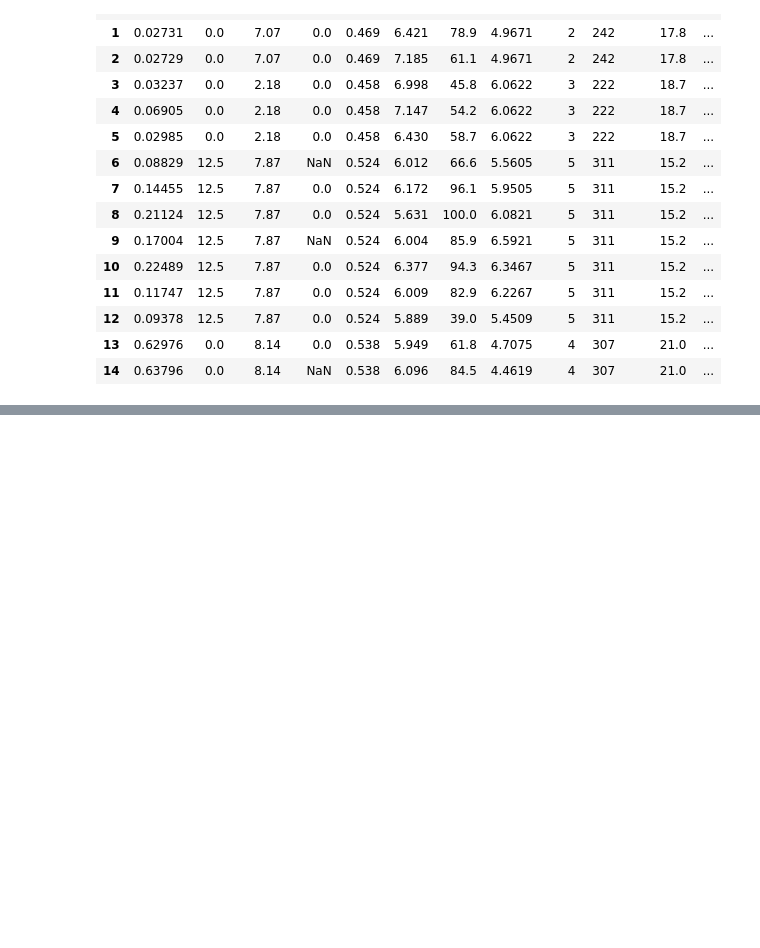
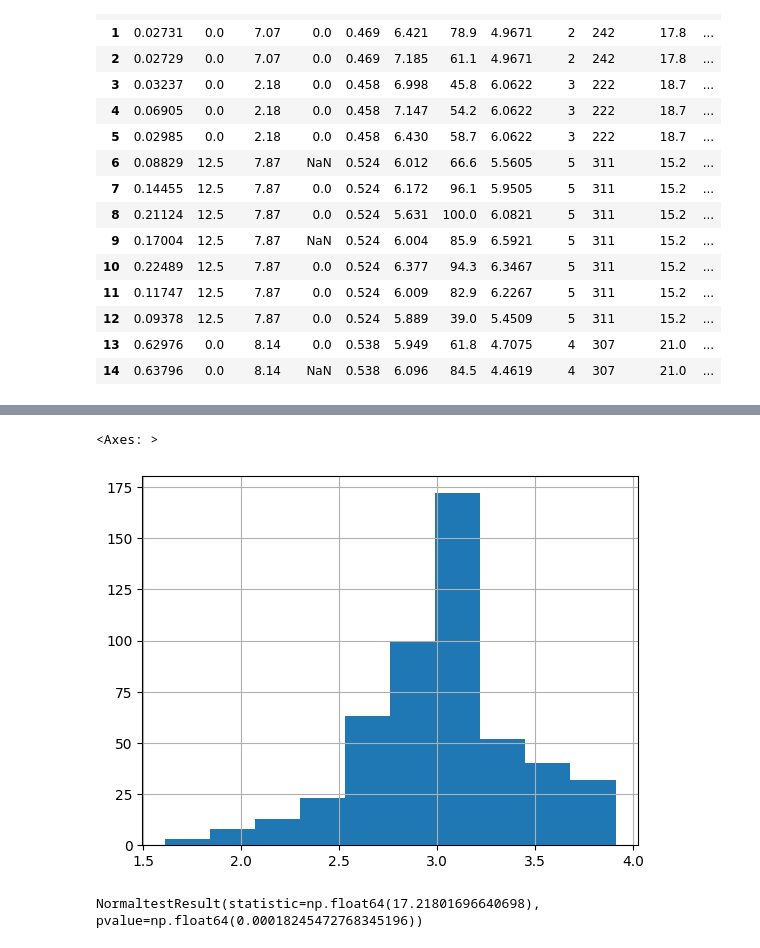
Before and after one commit to denuwanhendalage/JupiterNotebook, a Jupyter notebook: linearRegression.ipynb, the cells around one changed output, grey strips where cells are left out. Drawn from its saved outputs; the diff is of its cells as text; code cells hidden in the pictures; blank space fills up the shorter version.

```diff
--- a/linearRegression.ipynb
+++ b/linearRegression.ipynb
@@ -27,0 +57,3 @@ boston_data.head(15)
+# %%
+log_medv = np.log(boston_data.MEDV)
+log_medv
@@ -27,0 +73,9 @@ boston_data.head(15)
+# %%
+log_medv.hist()
+# %% [output]
+<Axes: >
+[figure, added]
+# %%
+normaltest(log_medv.values)
+# %% [output]
+NormaltestResult(statistic=np.float64(17.21801696640698), pvalue=np.float64(0.00018245472768345196))
```
Also changed, not shown: parts of 39 cells of this notebook.
